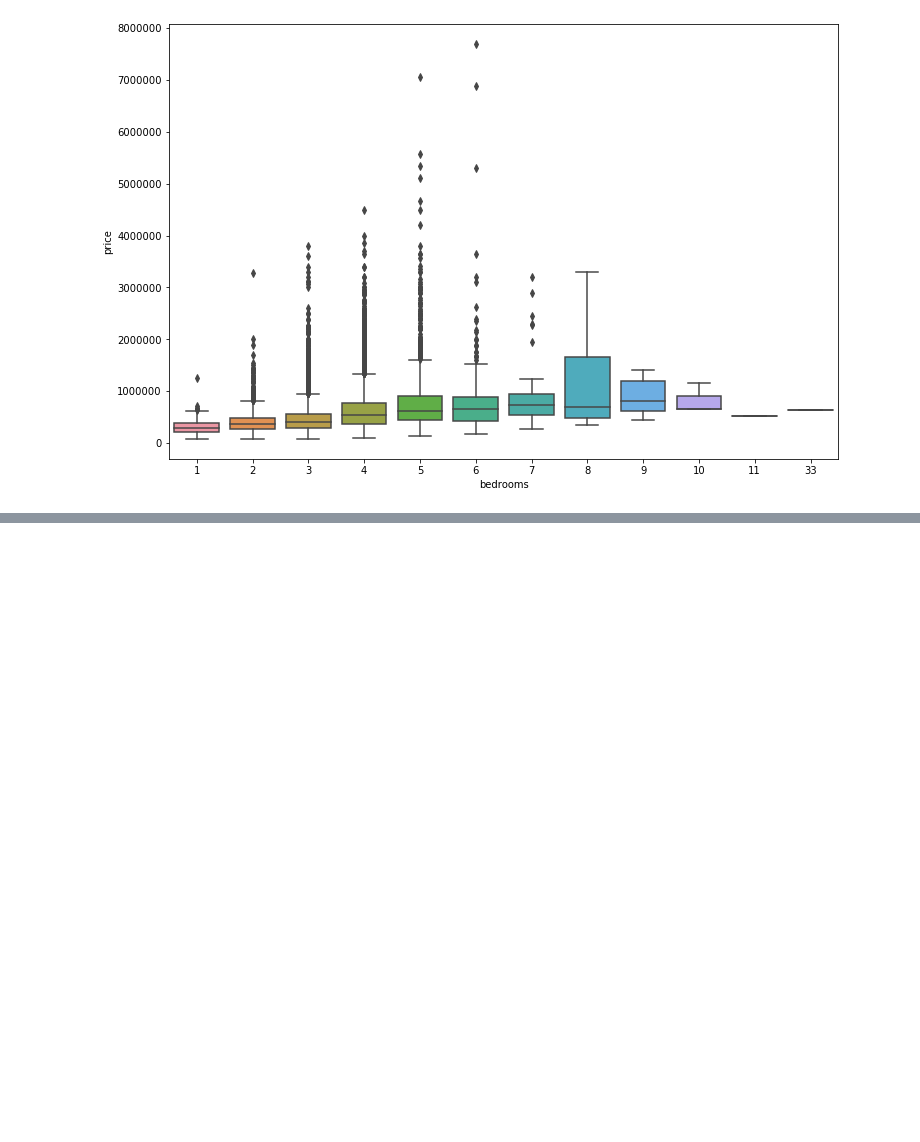
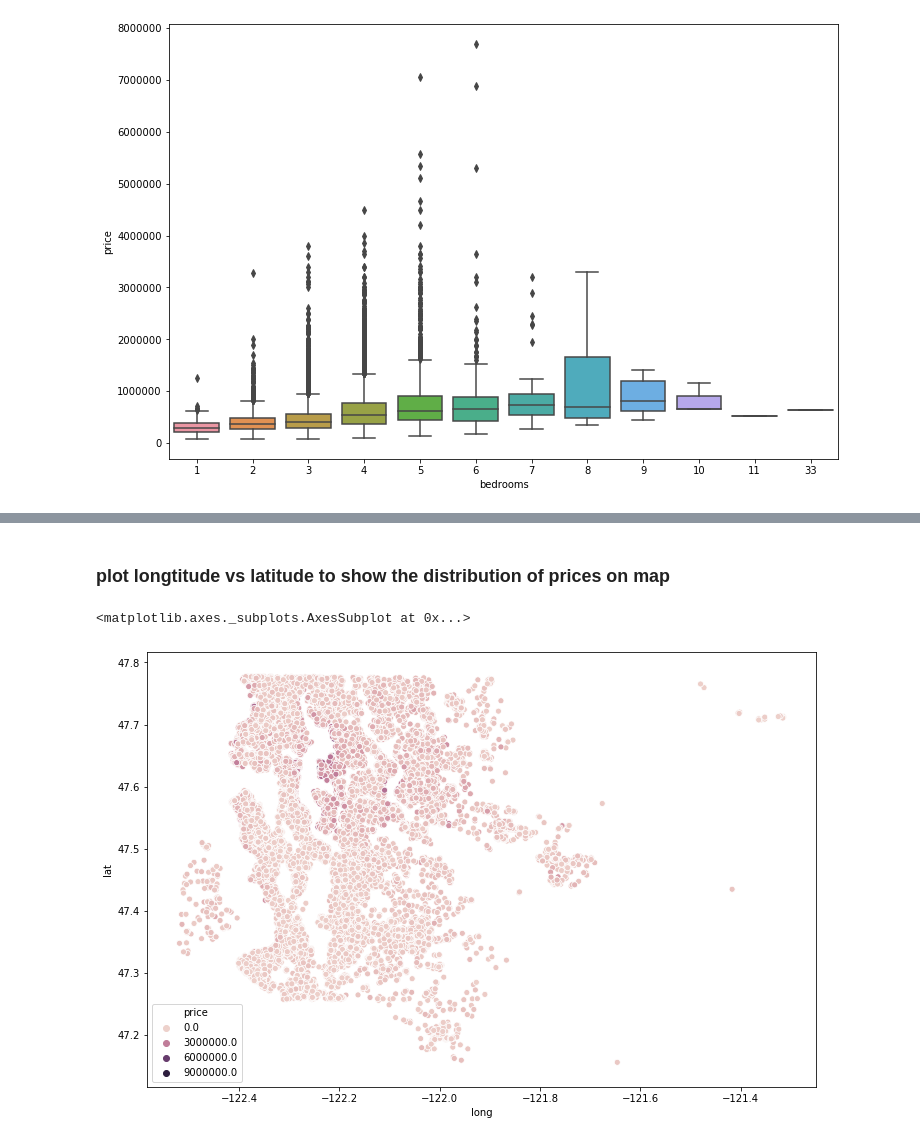
Before and after one commit to techcomm23/TF-Practice1, a Jupyter notebook: 03-ANNs/01-Keras-Regression.ipynb, the cells around one changed output, grey strips where cells are left out. Cells and saved outputs as stored; diff of their text form; code cells hidden in the pictures; blank space fills up the shorter version.

```diff
--- a/03-ANNs/01-Keras-Regression.ipynb
+++ b/03-ANNs/01-Keras-Regression.ipynb
@@ -110,0 +135,8 @@ sns.boxplot(x='bedrooms',y='price',data=df)
+# %% [markdown]
+### plot longtitude vs latitude to show the distribution of prices on map
+# %%
+plt.figure(figsize=(12,8))
+sns.scatterplot(x='long',y='lat',data=df,hue='price')
+# %% [output]
+<matplotlib.axes._subplots.AxesSubplot at 0x...>
+[figure, added]
```
Also changed, not shown: parts of 14 cells of this notebook, 1 other file.
